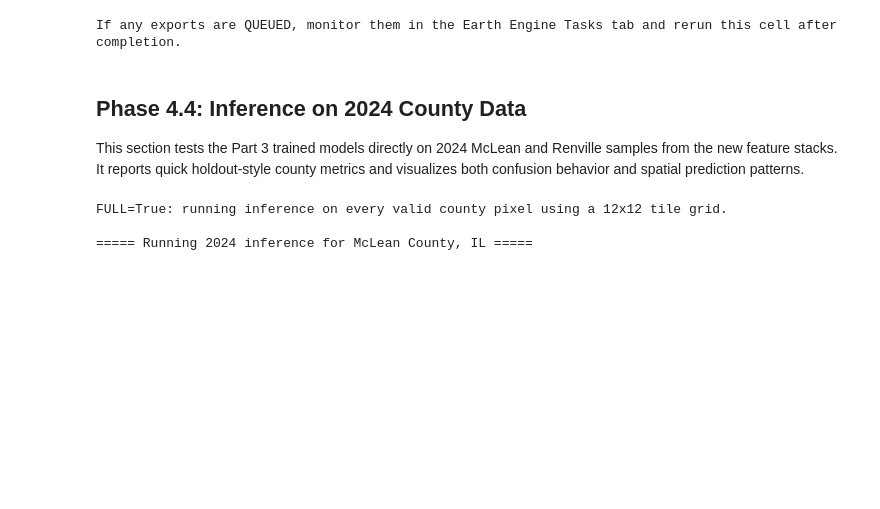
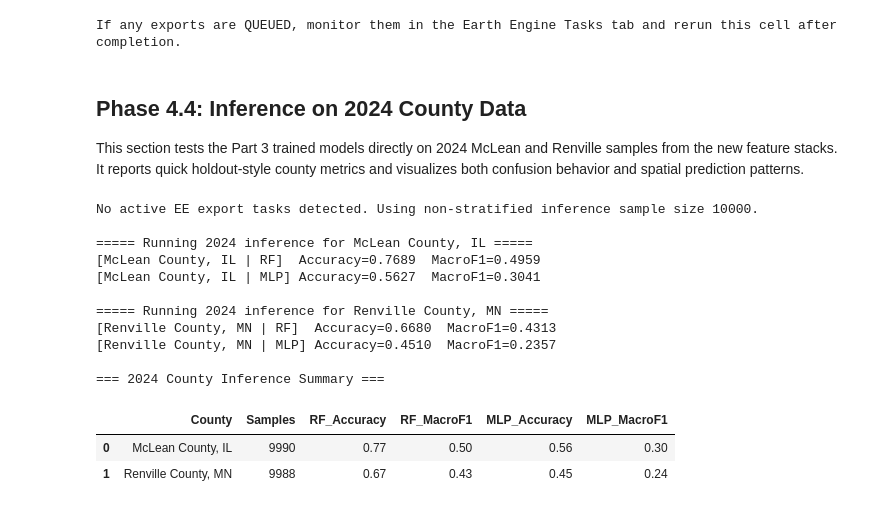
Before and after one commit to Vaibhav-Hariani/ECE414, a Jupyter notebook: Assignment_2.ipynb, the cells around one changed output. Saved outputs shown, nothing was run; the diff lists cells and outputs as text; code cells hidden in the pictures; blank space fills up the shorter version.

```diff
--- a/Assignment_2.ipynb
+++ b/Assignment_2.ipynb
@@ -1678,13 +1682,12 @@ If any exports are QUEUED, monitor them in the Earth Engine Tasks tab and rerun
 
 This section tests the Part 3 trained models directly on 2024 McLean and Renville samples from the new feature stacks. It reports quick holdout-style county metrics and visualizes both confusion behavior and spatial prediction patterns.
 # %%
-# Phase 4.4: Run RF/MLP inference on sampled 2024 county pixels
 import numpy as np
 import pandas as pd
 import torch
 from sklearn.metrics import accuracy_score, f1_score
 
-FULL = True
+FULL = False
 OTHER_CLASS_CODE = 999
 OTHER_CLASS_NAME = 'Other'
 FULL_TILE_GRID = 12
@@ -1760,15 +1763,11 @@ def sample_county_features_for_inference(county_name, county_geom, feature_image
             if not tile_df.empty:
                 frames.append(tile_df)
     else:
-        county_class_values = sorted(TOP5_CODES + [OTHER_CLASS_CODE])
-        per_class = max(200, sample_size // len(county_class_values))
-        county_fc = sample_img.stratifiedSample(
-            numPoints=per_class,
+        # Modified to use non-stratified sampling with numPixels
+        county_fc = sample_img.sample(
             region=county_geom,
-            classBand='truth_code',
-            classValues=county_class_values,
-            classPoints=[per_class] * len(county_class_values),
             scale=30,
+            numPixels=sample_size,  # Use sample_size directly here for non-stratified sampling
             seed=seed,
             geometries=False,
             dropNulls=False,
@@ -1816,11 +1815,12 @@ if FULL:
     adaptive_sample_size = None
     print(f'FULL=True: running inference on every valid county pixel using a {FULL_TILE_GRID}x{FULL_TILE_GRID} tile grid.')
 else:
-    adaptive_sample_size = 2400 if active_export_tasks == 0 else 1500
+    # Changed sample size to 10,000 for non-stratified sampling
+    adaptive_sample_size = 10000
     if active_export_tasks > 0:
-        print(f'Active EE tasks detected: {active_export_tasks}. Using reduced stratified sample size ({adaptive_sample_size}) while exports run.')
+        print(f'Active EE tasks detected: {active_export_tasks}. Using reduced non-stratified sample size ({adaptive_sample_size}) while exports run.')
     else:
-        print(f'No active EE export tasks detected. Using stratified inference sample size {adaptive_sample_size}.')
+        print(f'No active EE export tasks detected. Using non-stratified inference sample size {adaptive_sample_size}.')
 
 county_specs = [
     ('McLean County, IL', MCLEAN_GEOM, features_2024_mclean),
@@ -1837,7 +1837,7 @@ for county_name, county_geom, county_features in county_specs:
         county_geom=county_geom,
         feature_image=county_features,
         full=FULL,
-        sample_size=adaptive_sample_size or 2400,
+        sample_size=adaptive_sample_size, # This will now be 10000
         seed=SEED,
     )
 
@@ -1848,31 +1848,42 @@ for county_name, county_geom, county_features in county_specs:
     county_df['truth_grouped'] = county_df['truth_name'].map(collapse_other_label)
     county_df['rf_pred_grouped'] = county_df['rf_pred_name'].map(collapse_other_label)
     county_df['mlp_pred_grouped'] = county_df['mlp_pred_name'].map(collapse_other_label)
 
     grouped_labels = TOP5_NAMES + [OTHER_CLASS_NAME]
     rf_acc = accuracy_score(county_df['truth_grouped'], county_df['rf_pred_grouped'])
     rf_macro_f1 = f1_score(county_df['truth_grouped'], county_df['rf_pred_grouped'], average='macro', labels=grouped_labels, zero_division=0)
     mlp_acc = accuracy_score(county_df['truth_grouped'], county_df['mlp_pred_grouped'])
     mlp_macro_f1 = f1_score(county_df['truth_grouped'], county_df['mlp_pred_grouped'], average='macro', labels=grouped_labels, zero_division=0)
 
     print(f'[{county_name} | RF]  Accuracy={rf_acc:.4f}  MacroF1={rf_macro_f1:.4f}')
     print(f'[{county_name} | MLP] Accuracy={mlp_acc:.4f}  MacroF1={mlp_macro_f1:.4f}')
 
     county_results[county_name] = county_df
     inference_summary.append({
         'County': county_name,
         'Samples': len(county_df),
         'RF_Accuracy': rf_acc,
         'RF_MacroF1': rf_macro_f1,
         'MLP_Accuracy': mlp_acc,
         'MLP_MacroF1': mlp_macro_f1,
     })
 
 inference_summary_df = pd.DataFrame(inference_summary)
 print('\n=== 2024 County Inference Summary ===')
 display(inference_summary_df)
 print('Run the next cell to generate confusion heatmaps and geemap agreement maps.')
 # %% [output]
-FULL=True: running inference on every valid county pixel using a 12x12 tile grid.
+No active EE export tasks detected. Using non-stratified inference sample size 10000.
 
 ===== Running 2024 inference for McLean County, IL =====
+[McLean County, IL | RF]  Accuracy=0.7689  MacroF1=0.4959
+[McLean County, IL | MLP] Accuracy=0.5627  MacroF1=0.3041
+
+===== Running 2024 inference for Renville County, MN =====
+[Renville County, MN | RF]  Accuracy=0.6680  MacroF1=0.4313
+[Renville County, MN | MLP] Accuracy=0.4510  MacroF1=0.2357
+
+=== 2024 County Inference Summary ===
+|  | County | Samples | RF_Accuracy | RF_MacroF1 | MLP_Accuracy | MLP_MacroF1 |
+| 0 | McLean County, IL | 9990 | 0.77 | 0.50 | 0.56 | 0.30 |
+| 1 | Renville County, MN | 9988 | 0.67 | 0.43 | 0.45 | 0.24 |
```
Also changed, not shown: parts of 6 cells of this notebook.
